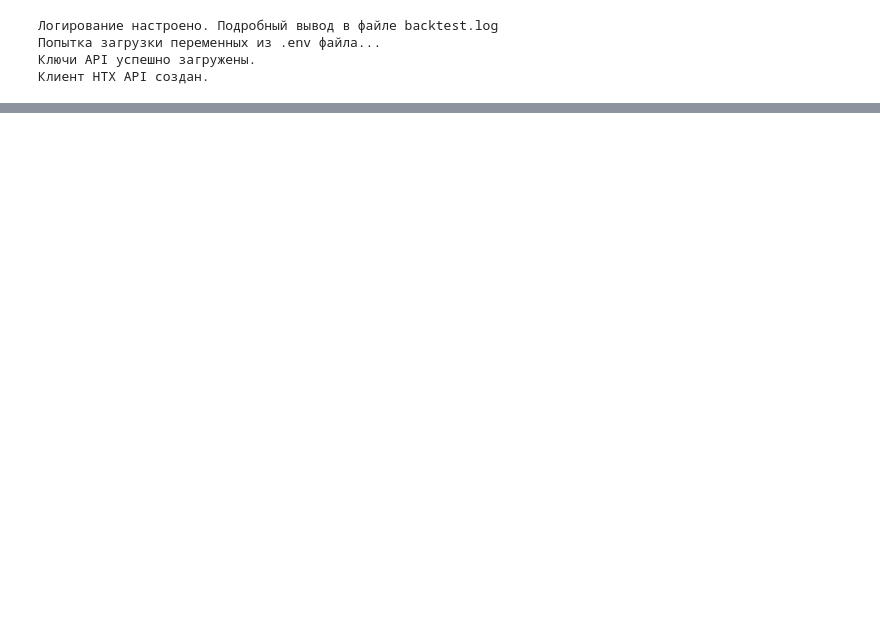
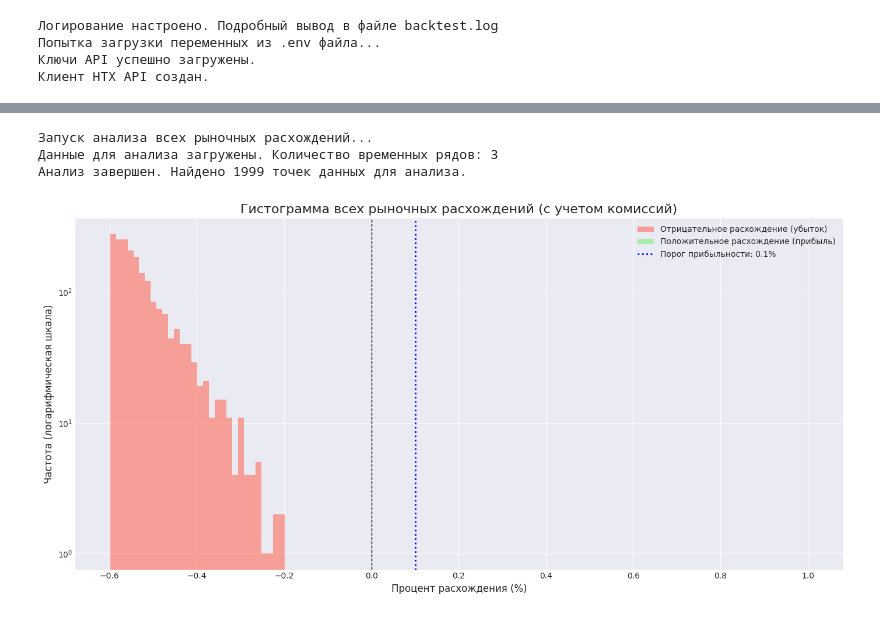
Before and after one commit to 14Segun88/-, a Jupyter notebook: backtest.ipynb, the cells around one changed output, grey strips where cells are left out. Cells and saved outputs as stored; diff of their text form; code cells hidden in the pictures; blank space fills up the shorter version.

Commit message:
feat: Реализована гистограмма для анализа всех рыночных расхождений

```diff
--- a/backtest.ipynb
+++ b/backtest.ipynb
@@ -185,0 +338,62 @@ call_sync  === recv data :  {'ch': 'market.ethbtc.kline.1min', 'status': 'ok', '
+# %%
+# =============================================================================
+# ЯЧЕЙКА 5: ГИСТОГРАММА ВСЕХ РАСХОЖДЕНИЙ (КАК В ИНДИКАТОРЕ)
+# =============================================================================
+
+print("Запуск анализа всех рыночных расхождений...")
+
+# --- ОТЛАДКА: Проверяем, что данные в стратегии вообще есть ---
+if not strategy.data:
+    print("\033[91mОШИБКА: В объекте стратегии отсутствуют исторические данные. Проверьте Ячейку №2.\033[0m")
+else:
+    print(f"Данные для анализа загружены. Количество временных рядов: {len(strategy.data)}")
+
+    # 1. Собираем данные о всех расхождениях
+    all_divergences = []
+    # Используем новый метод, который не зависит от порога прибыльности
+    for result in strategy.run_divergence_analysis():
+        all_divergences.append(result['profit_percent'])
+
+    print(f"Анализ завершен. Найдено {len(all_divergences)} точек данных для анализа.")
+
+    # 2. Строим гистограмму, если данные есть
+    if all_divergences:
+        plt.style.use('seaborn-v0_8-darkgrid')
+        fig, ax = plt.subplots(figsize=(14, 7))
+
+        # Разделяем данные на положительные и отрицательные для разного цвета
+        positive_divergences = [d for d in all_divergences if d >= 0]
+        negative_divergences = [d for d in all_divergences if d < 0]
+
+        # Строим гистограммы
+        ax.hist(negative_divergences, bins=30, color='salmon', alpha=0.7, label='Отрицательное расхождение (убыток)')
+        ax.hist(positive_divergences, bins=30, color='lightgreen', alpha=0.7, label='Положительное расхождение (прибыль)')
+
+        # Добавляем вертикальную линию на нуле
+        ax.axvline(0, color='black', linestyle='--', linewidth=1)
+
+        # Добавляем линию порога прибыльности для контекста
+        ax.axvline(config.MIN_PROFIT_THRESHOLD, color='blue', linestyle='dotted', linewidth=2,
+                    label=f'Порог прибыльности: {config.MIN_PROFIT_THRESHOLD}%')
+
+        # Настройка заголовков и меток
+        ax.set_title('Гистограмма всех рыночных расхождений (с учетом комиссий)', fontsize=16)
+        ax.set_xlabel('Процент расхождения (%)', fontsize=12)
+        ax.set_ylabel('Частота', fontsize=12)
+        ax.legend()
+
+        # Устанавливаем логарифмическую шкалу для оси Y, чтобы лучше видеть редкие события
+        if len(all_divergences) > 100:
+            ax.set_yscale('log')
+            ax.set_ylabel('Частота (логарифмическая шкала)', fontsize=12)
+
+        plt.tight_layout()
+        plt.show()
+    else:
+        print("\033[93mНе удалось собрать данные о расхождениях. Вероятная причина: нет временных точек, где данные существуют для всех 3 пар одновременно.\033[0m")
+        print("\033[93mПОПРОБУЙТЕ ВЫБРАТЬ ДРУГУЮ ДАТУ ДЛЯ ТЕСТА В ЯЧЕЙКЕ №2.\033[0m")
+# %% [output]
+Запуск анализа всех рыночных расхождений...
+Данные для анализа загружены. Количество временных рядов: 3
+Анализ завершен. Найдено 1999 точек данных для анализа.
+[figure, added]
```
Also changed, not shown: parts of 4 cells of this notebook, 17 other files.
